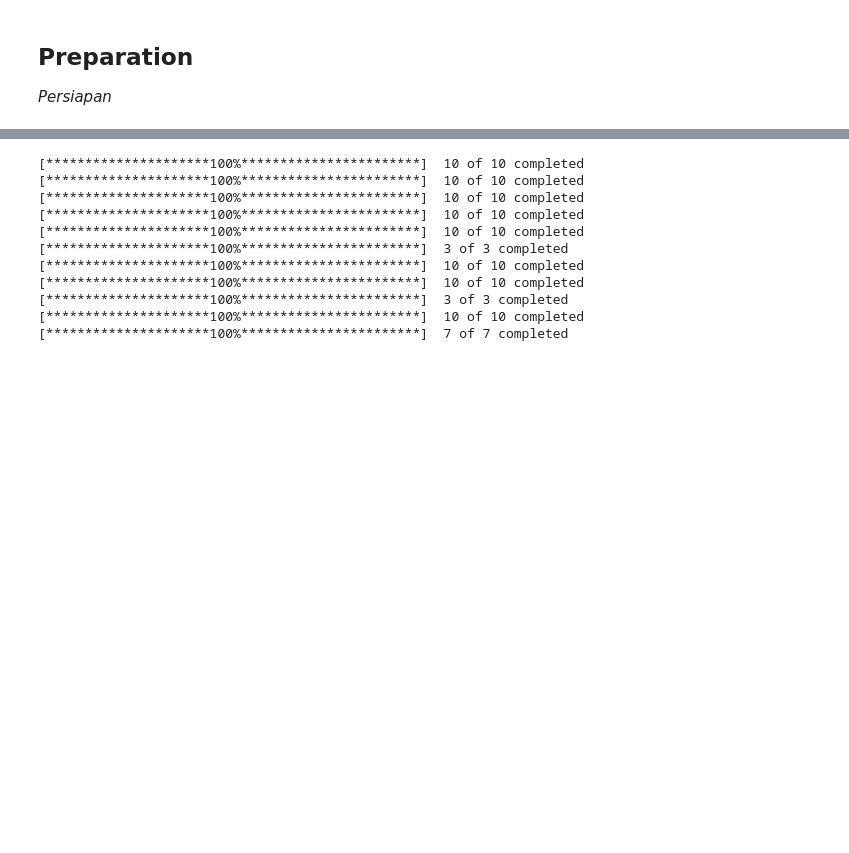
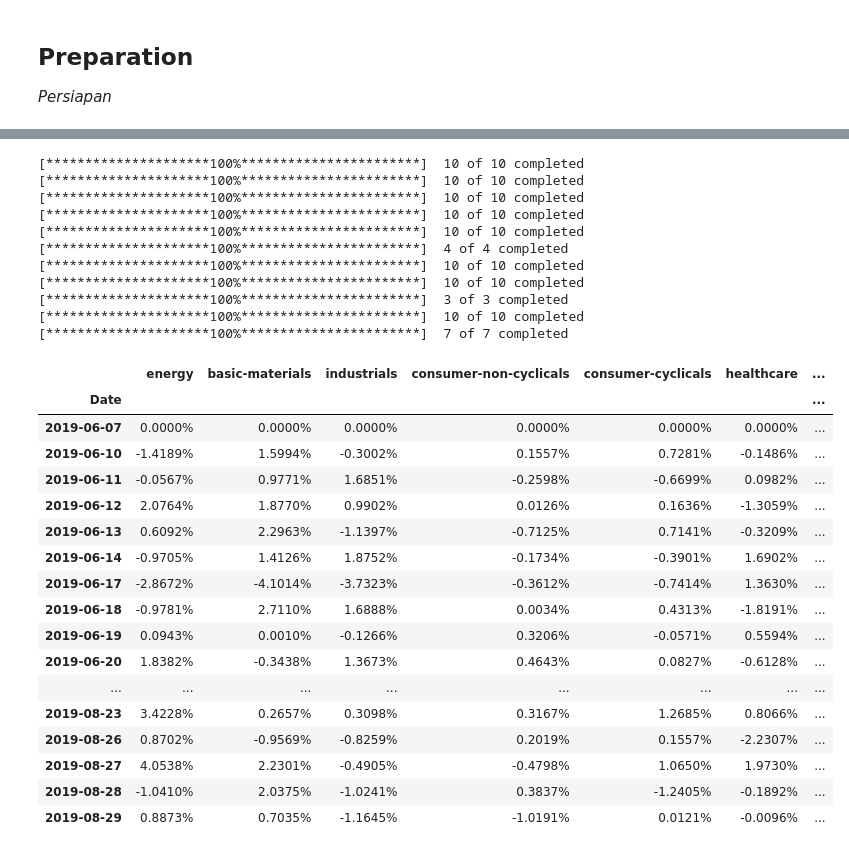
Before and after one commit to adityamahesa/id-nickel-regulation-event-stock-analysis, a Jupyter notebook: thesis.ipynb, the cells around one changed output, grey strips where cells are left out. Drawn from its saved outputs; the diff is of its cells as text; code cells hidden in the pictures; blank space fills up the shorter version.

```diff
--- a/thesis.ipynb
+++ b/thesis.ipynb
@@ -62,17 +67,33 @@ end_date = "2019-08-29"
 # %%
-pandas.options.display.float_format = '{:.4%}'.format
-average_return_per_sector = util.generate_average_return_per_sector(selected_tickers, start_date=start_date, end_date=end_date)
+average_return_per_sector = util.generate_average_return_per_sector(data=selected_tickers, start_date=start_date, end_date=end_date)
 average_return_per_sector
-pandas.options.display.float_format = None
 # %% [output]
 [*********************100%***********************]  10 of 10 completed
 [*********************100%***********************]  10 of 10 completed
 [*********************100%***********************]  10 of 10 completed
 [*********************100%***********************]  10 of 10 completed
 [*********************100%***********************]  10 of 10 completed
-[*********************100%***********************]  3 of 3 completed
+[*********************100%***********************]  4 of 4 completed
 [*********************100%***********************]  10 of 10 completed
 [*********************100%***********************]  10 of 10 completed
 [*********************100%***********************]  3 of 3 completed
 [*********************100%***********************]  10 of 10 completed
 [*********************100%***********************]  7 of 7 completed
+|  | energy | basic-materials | industrials | consumer-non-cyclicals | consumer-cyclicals | healthcare | ... |
+| Date |  |  |  |  |  |  | ... |
+| 2019-06-07 | 0.0000% | 0.0000% | 0.0000% | 0.0000% | 0.0000% | 0.0000% | ... |
+| 2019-06-10 | -1.4189% | 1.5994% | -0.3002% | 0.1557% | 0.7281% | -0.1486% | ... |
+| 2019-06-11 | -0.0567% | 0.9771% | 1.6851% | -0.2598% | -0.6699% | 0.0982% | ... |
+| 2019-06-12 | 2.0764% | 1.8770% | 0.9902% | 0.0126% | 0.1636% | -1.3059% | ... |
+| 2019-06-13 | 0.6092% | 2.2963% | -1.1397% | -0.7125% | 0.7141% | -0.3209% | ... |
+| 2019-06-14 | -0.9705% | 1.4126% | 1.8752% | -0.1734% | -0.3901% | 1.6902% | ... |
+| 2019-06-17 | -2.8672% | -4.1014% | -3.7323% | -0.3612% | -0.7414% | 1.3630% | ... |
+| 2019-06-18 | -0.9781% | 2.7110% | 1.6888% | 0.0034% | 0.4313% | -1.8191% | ... |
+| 2019-06-19 | 0.0943% | 0.0010% | -0.1266% | 0.3206% | -0.0571% | 0.5594% | ... |
+| 2019-06-20 | 1.8382% | -0.3438% | 1.3673% | 0.4643% | 0.0827% | -0.6128% | ... |
+| ... | ... | ... | ... | ... | ... | ... | ... |
+| 2019-08-23 | 3.4228% | 0.2657% | 0.3098% | 0.3167% | 1.2685% | 0.8066% | ... |
+| 2019-08-26 | 0.8702% | -0.9569% | -0.8259% | 0.2019% | 0.1557% | -2.2307% | ... |
+| 2019-08-27 | 4.0538% | 2.2301% | -0.4905% | -0.4798% | 1.0650% | 1.9730% | ... |
+| 2019-08-28 | -1.0410% | 2.0375% | -1.0241% | 0.3837% | -1.2405% | -0.1892% | ... |
+| 2019-08-29 | 0.8873% | 0.7035% | -1.1645% | -1.0191% | 0.0121% | -0.0096% | ... |
```
Also changed, not shown: parts of 10 cells of this notebook, 1 other file.
